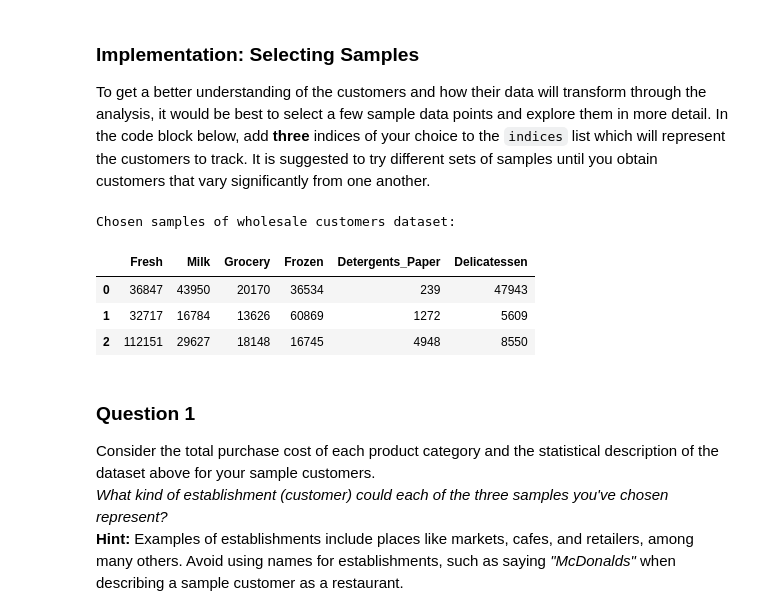
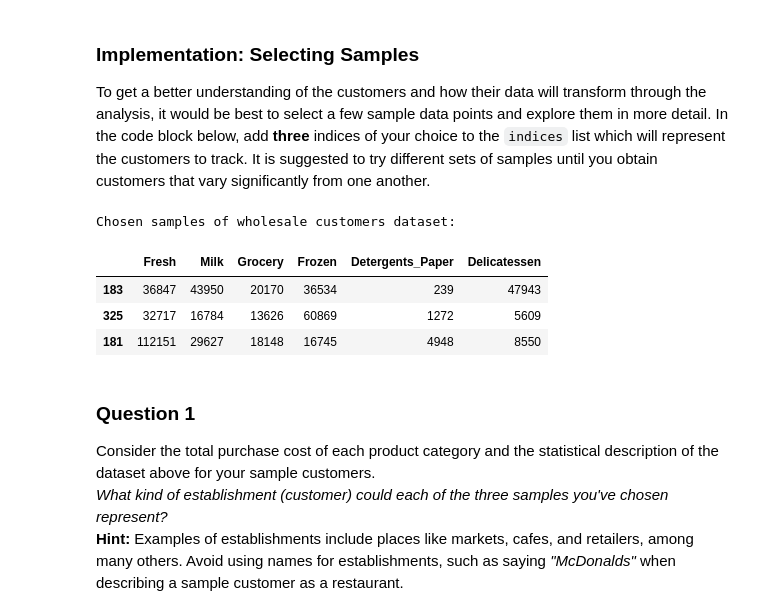
Before and after one commit to fera0013/machine-learning, a Jupyter notebook: projects/creating_customer_segments/customer_segments.ipynb, the cells around one changed output. Drawn from its saved outputs; the diff is of its cells as text; code cells hidden in the pictures.

```diff
--- a/projects/creating_customer_segments/customer_segments.ipynb
+++ b/projects/creating_customer_segments/customer_segments.ipynb
@@ -59,17 +59,17 @@ To get a better understanding of the customers and how their data will transform
 # %%
 # TODO: Select three indices of your choice you wish to sample from the dataset
 
 indices = [data.Delicatessen.idxmax(),data.Frozen.idxmax(),data.Fresh.idxmax()]
 # Create a DataFrame of the chosen samples
-samples = pd.DataFrame(data.loc[indices], columns = data.keys()).reset_index(drop = True)
+samples = pd.DataFrame(data.loc[indices], columns = data.keys())
 print "Chosen samples of wholesale customers dataset:"
 display(samples)
 # %% [output]
 Chosen samples of wholesale customers dataset:
 |  | Fresh | Milk | Grocery | Frozen | Detergents_Paper | Delicatessen |
-| 0 | 36847 | 43950 | 20170 | 36534 | 239 | 47943 |
-| 1 | 32717 | 16784 | 13626 | 60869 | 1272 | 5609 |
-| 2 | 112151 | 29627 | 18148 | 16745 | 4948 | 8550 |
+| 183 | 36847 | 43950 | 20170 | 36534 | 239 | 47943 |
+| 325 | 32717 | 16784 | 13626 | 60869 | 1272 | 5609 |
+| 181 | 112151 | 29627 | 18148 | 16745 | 4948 | 8550 |
 # %% [markdown]
 ### Question 1
 Consider the total purchase cost of each product category and the statistical description of the dataset above for your sample customers.
```
Also changed, not shown: parts of 14 cells of this notebook.
